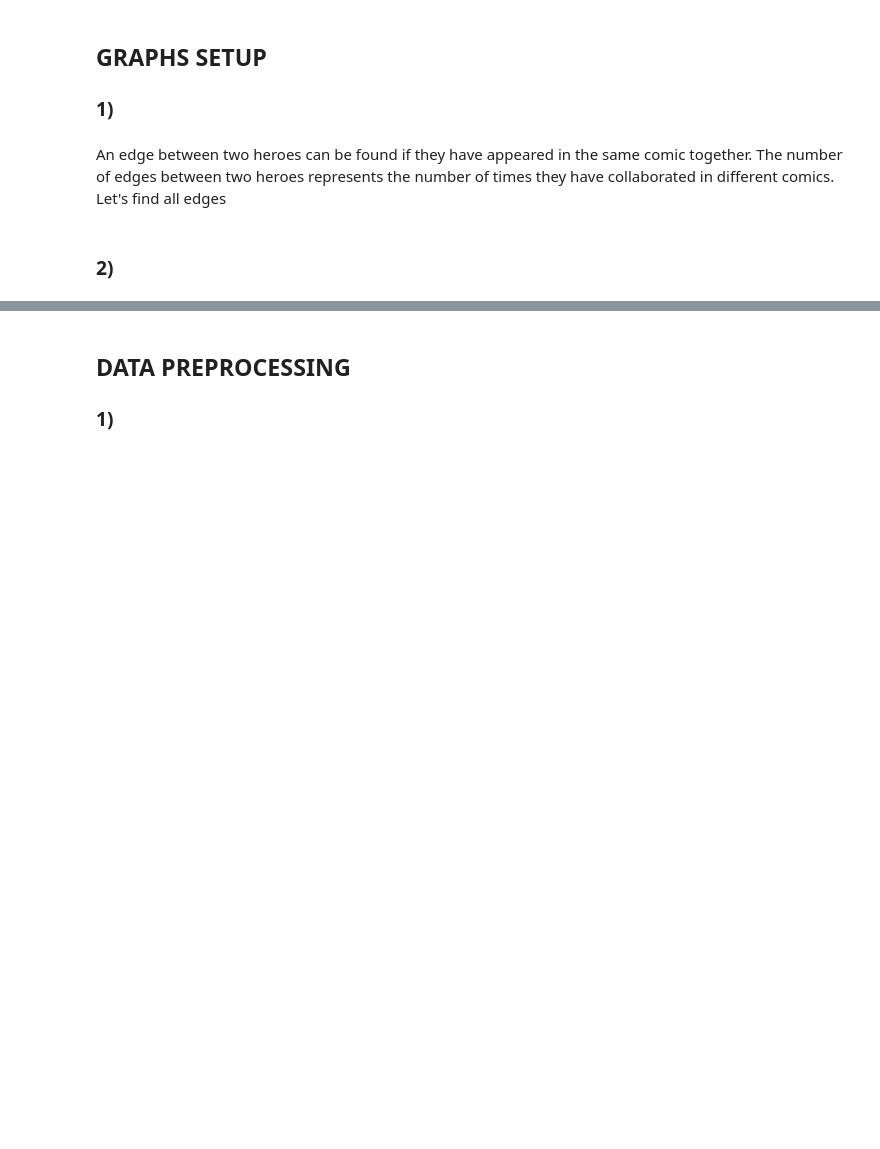
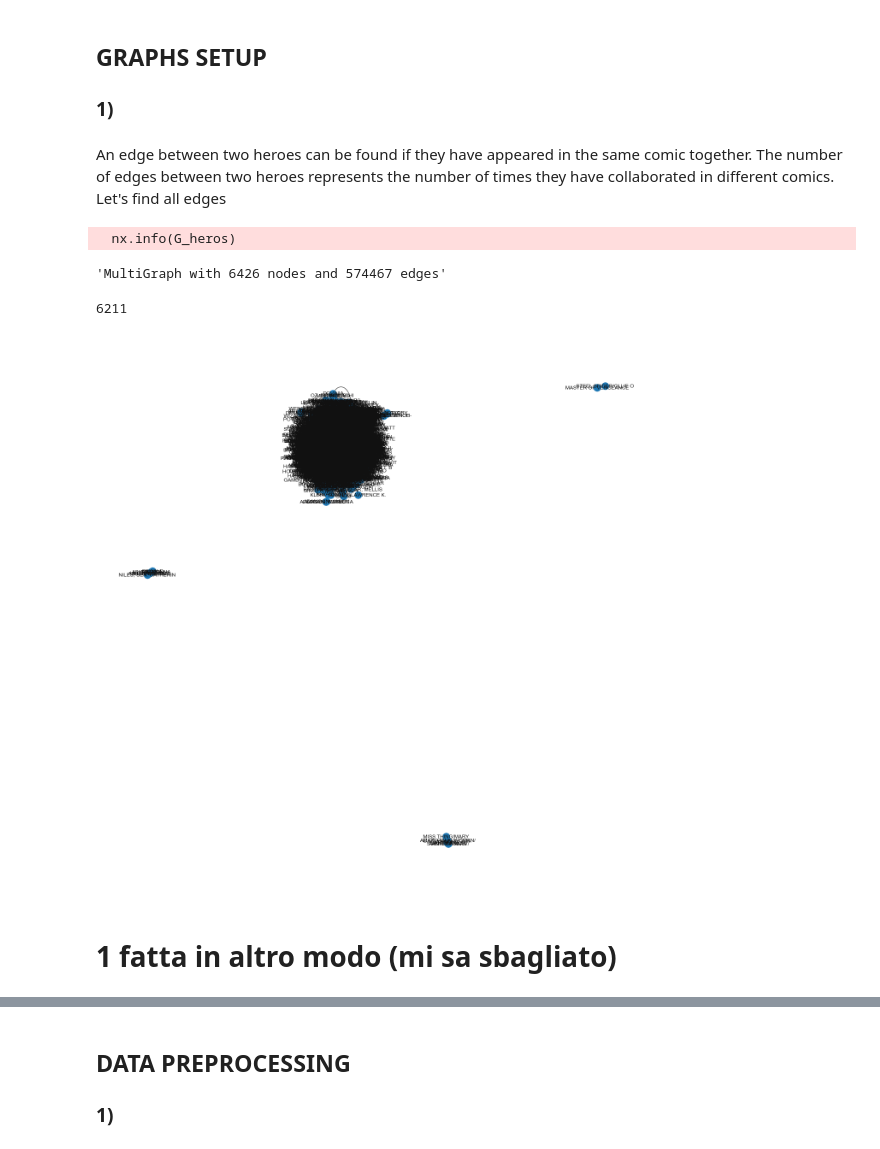
Before and after one commit to Gianlufrez/ADM_HW5, a Jupyter notebook: QUESTION1_GIANLUCA.ipynb, the cells around one changed output, grey strips where cells are left out. Saved outputs shown, nothing was run; the diff lists cells and outputs as text; code cells hidden in the pictures; blank space fills up the shorter version.

```diff
--- a/QUESTION1_GIANLUCA.ipynb
+++ b/QUESTION1_GIANLUCA.ipynb
@@ -72,6 +99,23 @@ An edge between two heroes can be found if they have appeared in the same comic
 # %%
 G_heros = nx.MultiGraph()
 # %%
-primo = heros.apply(lambda row:G_heros.add_edge(row['hero1'], row['hero2']),axis=1)
+primo = dfheros.apply(lambda row:G_heros.add_edge(row['hero1'], row['hero2']),axis=1)
+# %%
+nx.info(G_heros)
+# %% [output]
+  nx.info(G_heros)
+'MultiGraph with 6426 nodes and 574467 edges'
+# %%
+#I NODI SOPRA SONO 6426 PER DOVREBBERO ESSERE 6211 BO
+c = dfheros.hero1.value_counts()
+c.size
+# %% [output]
+6211
+# %%
+fig = plt.figure(figsize=(18,18))
+nx.draw(G_heros, with_labels=True,node_size=300)
+plt.show()
+# %% [output]
+[figure, added]
 # %% [markdown]
-### 2)
+# 1 fatta in altro modo (mi sa sbagliato)
```
Also changed, not shown: parts of 29 cells of this notebook.
